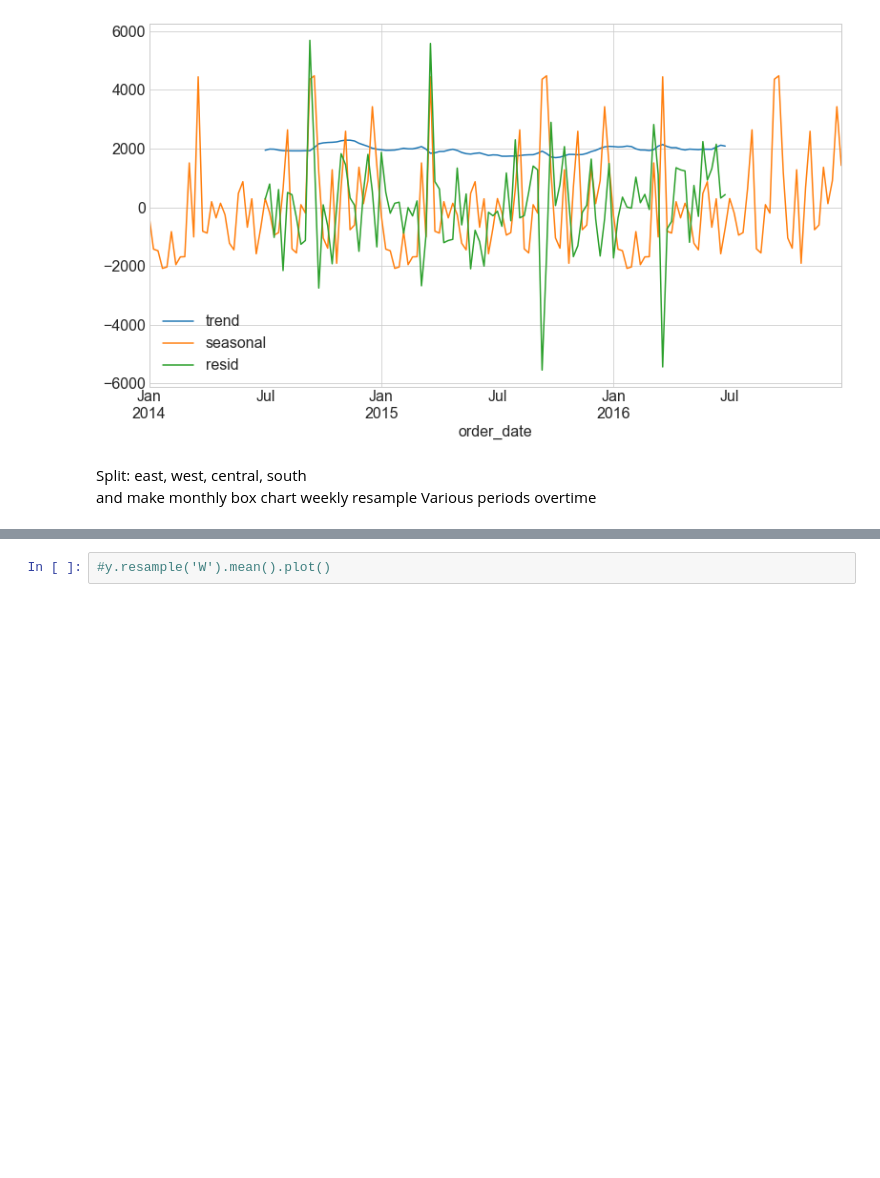
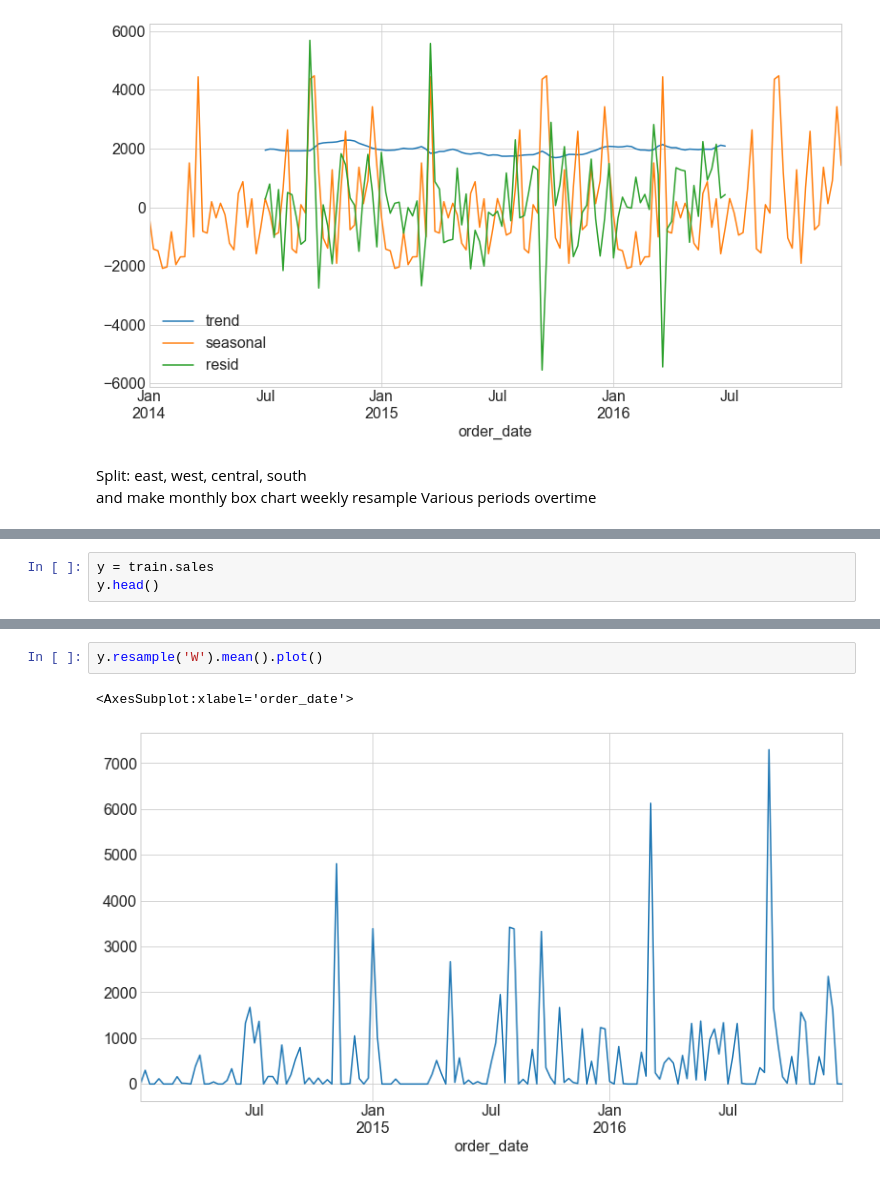
Before and after one commit to Innis-Superstore-Sales/time-series-project, a Jupyter notebook: explore.ipynb, the cells around one changed output, grey strips where cells are left out. Drawn from its saved outputs; the diff is of its cells as text; blank space fills up the shorter version.

```diff
--- a/explore.ipynb
+++ b/explore.ipynb
@@ -183,0 +196,3 @@ Various periods overtime
+# %%
+y = train.sales
+y.head()
@@ -184,3 +207,6 @@ Various periods overtime
 # %%
-#y.resample('W').mean().plot()
+y.resample('W').mean().plot()
+# %% [output]
+<AxesSubplot:xlabel='order_date'>
+[figure, added]
 # %%
```
Also changed, not shown: parts of 23 cells of this notebook.
